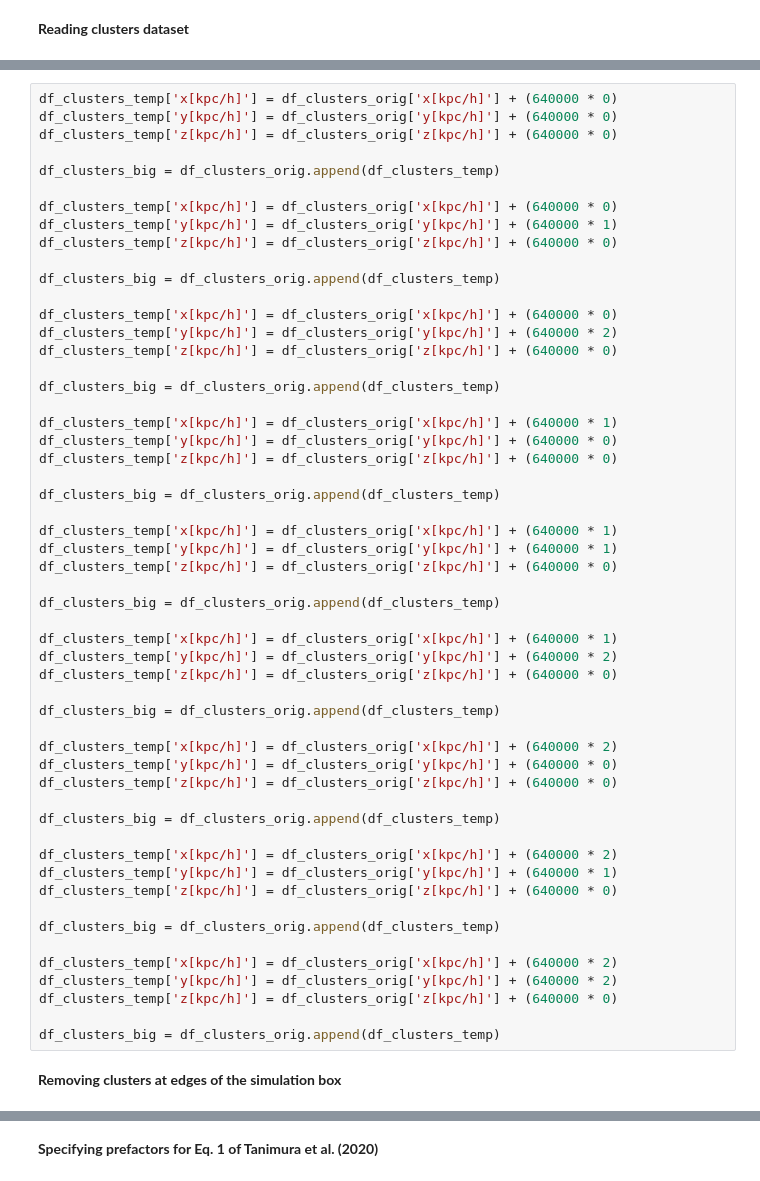
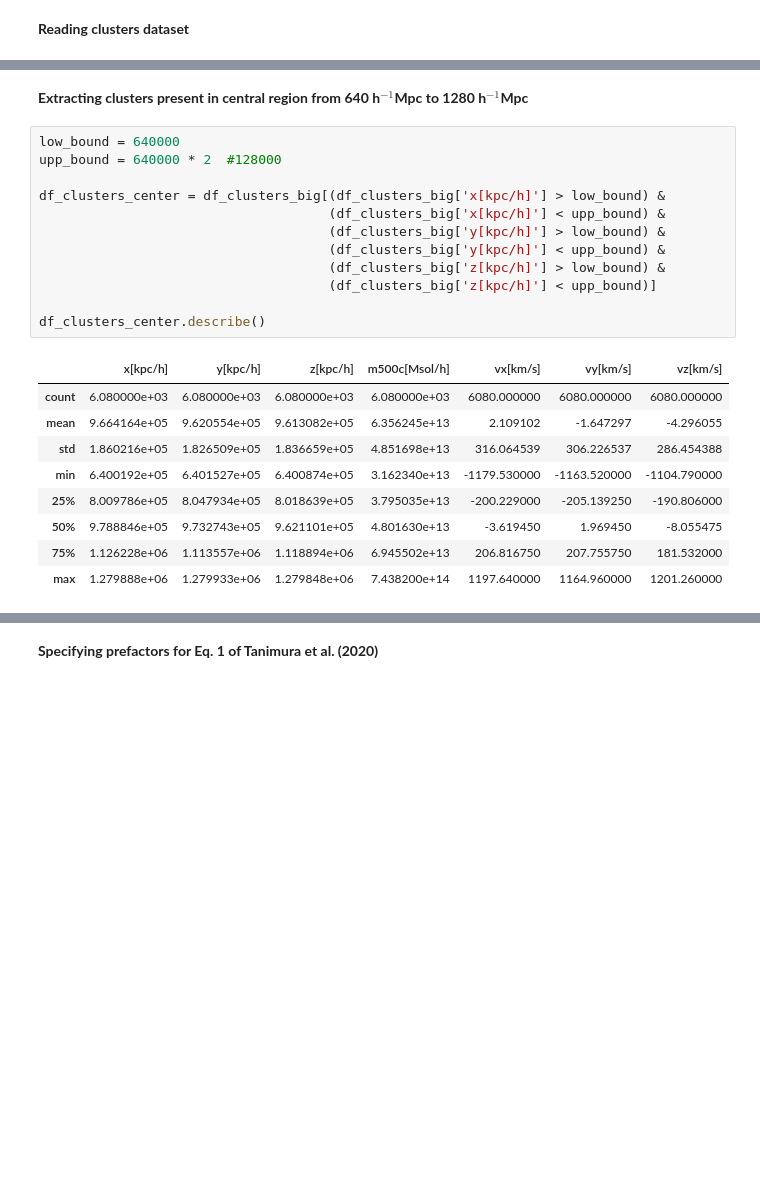
Before and after one commit to awaismirza92/velocity-reconstruction-and-kinetic-SZ, a Jupyter notebook: codes/velocity-reconstruction-big-sim-box.ipynb, the cells around one changed output, grey strips where cells are left out. Drawn from its saved outputs; the diff is of its cells as text; blank space fills up the shorter version.

```diff
--- a/codes/velocity-reconstruction-big-sim-box.ipynb
+++ b/codes/velocity-reconstruction-big-sim-box.ipynb
@@ -133,59 +137,27 @@ df_clusters_big.describe()
 | 50% | 9.788846e+05 | 9.732743e+05 | 9.621101e+05 | 4.801630e+13 | -3.619450 | 1.969450 | -8.055475 |
 | 75% | 1.440918e+06 | 1.444771e+06 | 1.441655e+06 | 6.945502e+13 | 206.816750 | 207.755750 | 181.532000 |
 | max | 1.919888e+06 | 1.919933e+06 | 1.919848e+06 | 7.438200e+14 | 1197.640000 | 1164.960000 | 1201.260000 |
-# %%
-df_clusters_temp['x[kpc/h]'] = df_clusters_orig['x[kpc/h]'] + (640000 * 0)
-df_clusters_temp['y[kpc/h]'] = df_clusters_orig['y[kpc/h]'] + (640000 * 0)
-df_clusters_temp['z[kpc/h]'] = df_clusters_orig['z[kpc/h]'] + (640000 * 0)
-
-df_clusters_big = df_clusters_orig.append(df_clusters_temp)
-
-df_clusters_temp['x[kpc/h]'] = df_clusters_orig['x[kpc/h]'] + (640000 * 0)
-df_clusters_temp['y[kpc/h]'] = df_clusters_orig['y[kpc/h]'] + (640000 * 1)
-df_clusters_temp['z[kpc/h]'] = df_clusters_orig['z[kpc/h]'] + (640000 * 0)
-
-df_clusters_big = df_clusters_orig.append(df_clusters_temp)
-
-df_clusters_temp['x[kpc/h]'] = df_clusters_orig['x[kpc/h]'] + (640000 * 0)
-df_clusters_temp['y[kpc/h]'] = df_clusters_orig['y[kpc/h]'] + (640000 * 2)
-df_clusters_temp['z[kpc/h]'] = df_clusters_orig['z[kpc/h]'] + (640000 * 0)
-
-df_clusters_big = df_clusters_orig.append(df_clusters_temp)
-
-df_clusters_temp['x[kpc/h]'] = df_clusters_orig['x[kpc/h]'] + (640000 * 1)
-df_clusters_temp['y[kpc/h]'] = df_clusters_orig['y[kpc/h]'] + (640000 * 0)
-df_clusters_temp['z[kpc/h]'] = df_clusters_orig['z[kpc/h]'] + (640000 * 0)
-
-df_clusters_big = df_clusters_orig.append(df_clusters_temp)
-
-df_clusters_temp['x[kpc/h]'] = df_clusters_orig['x[kpc/h]'] + (640000 * 1)
-df_clusters_temp['y[kpc/h]'] = df_clusters_orig['y[kpc/h]'] + (640000 * 1)
-df_clusters_temp['z[kpc/h]'] = df_clusters_orig['z[kpc/h]'] + (640000 * 0)
-
-df_clusters_big = df_clusters_orig.append(df_clusters_temp)
-
-df_clusters_temp['x[kpc/h]'] = df_clusters_orig['x[kpc/h]'] + (640000 * 1)
-df_clusters_temp['y[kpc/h]'] = df_clusters_orig['y[kpc/h]'] + (640000 * 2)
-df_clusters_temp['z[kpc/h]'] = df_clusters_orig['z[kpc/h]'] + (640000 * 0)
-
-df_clusters_big = df_clusters_orig.append(df_clusters_temp)
-
-df_clusters_temp['x[kpc/h]'] = df_clusters_orig['x[kpc/h]'] + (640000 * 2)
-df_clusters_temp['y[kpc/h]'] = df_clusters_orig['y[kpc/h]'] + (640000 * 0)
-df_clusters_temp['z[kpc/h]'] = df_clusters_orig['z[kpc/h]'] + (640000 * 0)
-
-df_clusters_big = df_clusters_orig.append(df_clusters_temp)
-
-df_clusters_temp['x[kpc/h]'] = df_clusters_orig['x[kpc/h]'] + (640000 * 2)
-df_clusters_temp['y[kpc/h]'] = df_clusters_orig['y[kpc/h]'] + (640000 * 1)
-df_clusters_temp['z[kpc/h]'] = df_clusters_orig['z[kpc/h]'] + (640000 * 0)
-
-df_clusters_big = df_clusters_orig.append(df_clusters_temp)
-
-df_clusters_temp['x[kpc/h]'] = df_clusters_orig['x[kpc/h]'] + (640000 * 2)
-df_clusters_temp['y[kpc/h]'] = df_clusters_orig['y[kpc/h]'] + (640000 * 2)
-df_clusters_temp['z[kpc/h]'] = df_clusters_orig['z[kpc/h]'] + (640000 * 0)
-
-df_clusters_big = df_clusters_orig.append(df_clusters_temp)
-# %% [markdown]
-**Removing clusters at edges of the simulation box**
+# %% [markdown]
+**Extracting clusters present in central region from 640 h$^{-1}$Mpc to 1280 h$^{-1}$Mpc**
+# %%
+low_bound = 640000
+upp_bound = 640000 * 2  #128000
+
+df_clusters_center = df_clusters_big[(df_clusters_big['x[kpc/h]'] > low_bound) &
+                                     (df_clusters_big['x[kpc/h]'] < upp_bound) &
+                                     (df_clusters_big['y[kpc/h]'] > low_bound) &
+                                     (df_clusters_big['y[kpc/h]'] < upp_bound) &
+                                     (df_clusters_big['z[kpc/h]'] > low_bound) &
+                                     (df_clusters_big['z[kpc/h]'] < upp_bound)]
+
+df_clusters_center.describe()
+# %% [output]
+|  | x[kpc/h] | y[kpc/h] | z[kpc/h] | m500c[Msol/h] | vx[km/s] | vy[km/s] | vz[km/s] |
+| count | 6.080000e+03 | 6.080000e+03 | 6.080000e+03 | 6.080000e+03 | 6080.000000 | 6080.000000 | 6080.000000 |
+| mean | 9.664164e+05 | 9.620554e+05 | 9.613082e+05 | 6.356245e+13 | 2.109102 | -1.647297 | -4.296055 |
+| std | 1.860216e+05 | 1.826509e+05 | 1.836659e+05 | 4.851698e+13 | 316.064539 | 306.226537 | 286.454388 |
+| min | 6.400192e+05 | 6.401527e+05 | 6.400874e+05 | 3.162340e+13 | -1179.530000 | -1163.520000 | -1104.790000 |
+| 25% | 8.009786e+05 | 8.047934e+05 | 8.018639e+05 | 3.795035e+13 | -200.229000 | -205.139250 | -190.806000 |
+| 50% | 9.788846e+05 | 9.732743e+05 | 9.621101e+05 | 4.801630e+13 | -3.619450 | 1.969450 | -8.055475 |
+| 75% | 1.126228e+06 | 1.113557e+06 | 1.118894e+06 | 6.945502e+13 | 206.816750 | 207.755750 | 181.532000 |
+| max | 1.279888e+06 | 1.279933e+06 | 1.279848e+06 | 7.438200e+14 | 1197.640000 | 1164.960000 | 1201.260000 |
```
Also changed, not shown: parts of 21 cells of this notebook.
